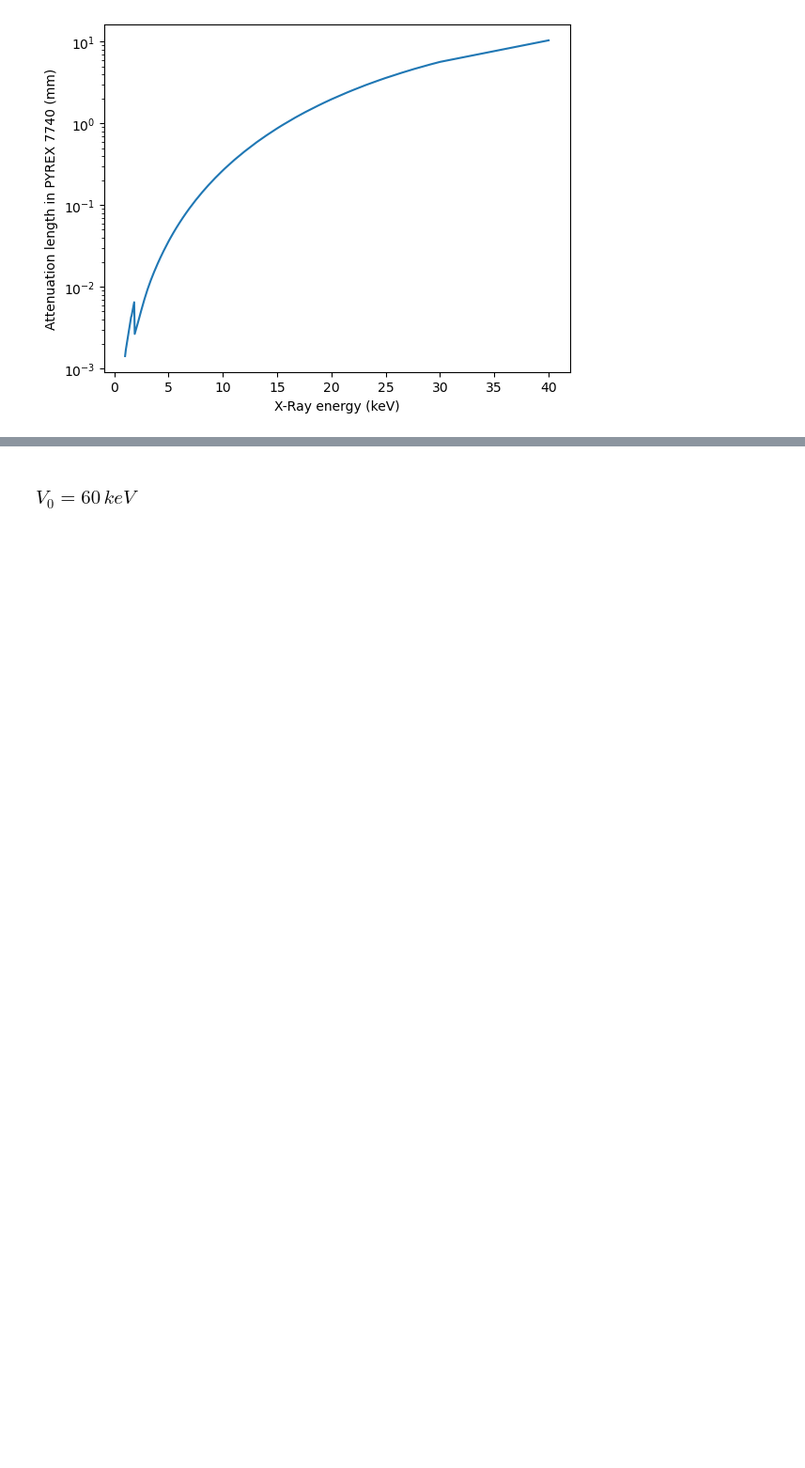
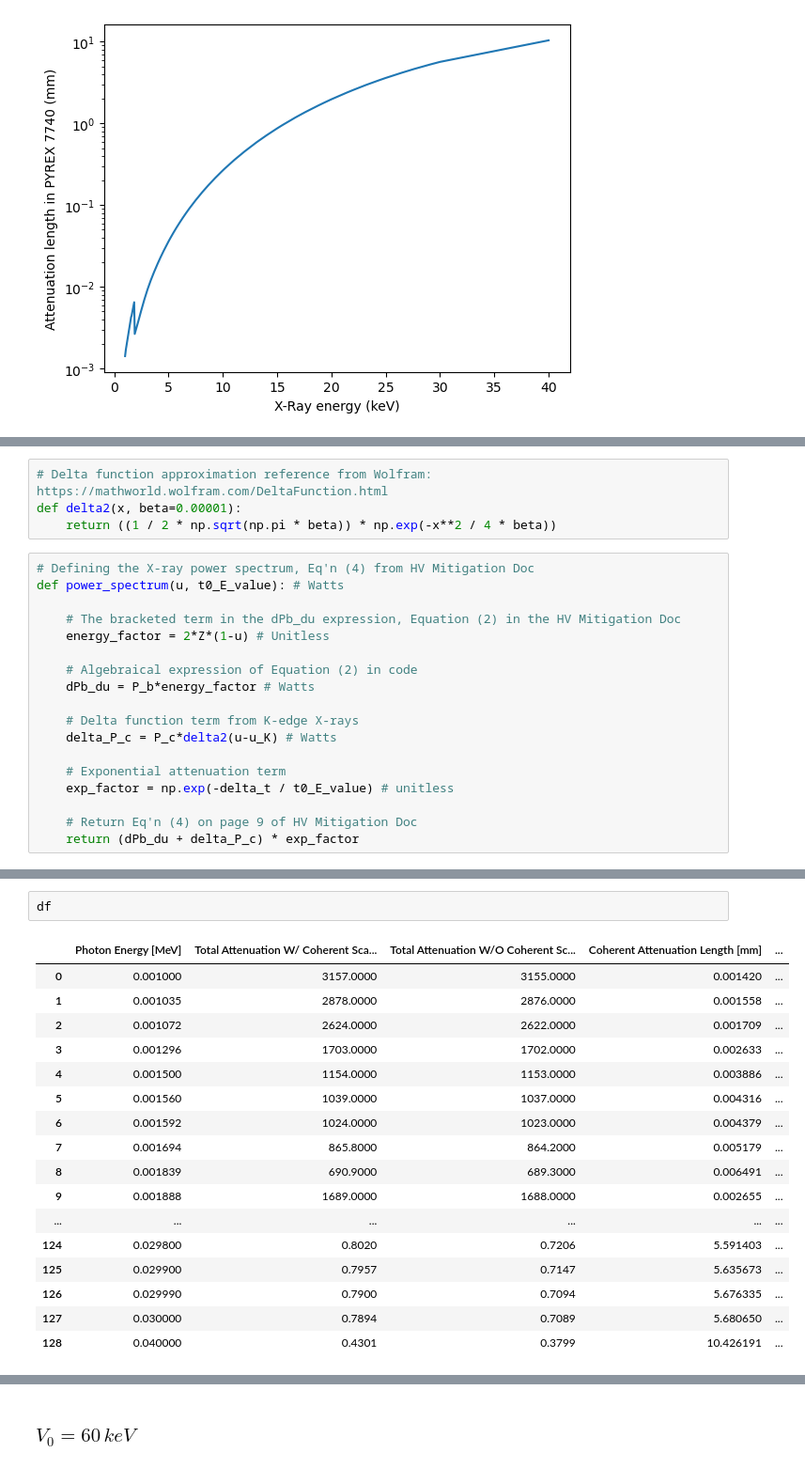
Before and after one commit to SpinlabMSU/RaEDM-Radiological-Hazard-Code, a Jupyter notebook: RaEDM Radiological Calculations V2.ipynb, the cells around one changed output, grey strips where cells are left out. Shown at 94% size. Cells and saved outputs as stored; diff of their text form; blank space fills up the shorter version.

```diff
--- a/RaEDM Radiological Calculations V2.ipynb
+++ b/RaEDM Radiological Calculations V2.ipynb
@@ -187,0 +213,22 @@ Pictured above is the graph that Prof. Singh generated in the HV document. When
+# %%
+# Delta function approximation reference from Wolfram: https://mathworld.wolfram.com/DeltaFunction.html
+def delta2(x, beta=0.00001):
+    return ((1 / 2 * np.sqrt(np.pi * beta)) * np.exp(-x**2 / 4 * beta))
+# %%
+# Defining the X-ray power spectrum, Eq'n (4) from HV Mitigation Doc
+def power_spectrum(u, t0_E_value): # Watts
+
+    # The bracketed term in the dPb_du expression, Equation (2) in the HV Mitigation Doc
+    energy_factor = 2*Z*(1-u) # Unitless
+
+    # Algebraical expression of Equation (2) in code
+    dPb_du = P_b*energy_factor # Watts
+
+    # Delta function term from K-edge X-rays
+    delta_P_c = P_c*delta2(u-u_K) # Watts
+
+    # Exponential attenuation term
+    exp_factor = np.exp(-delta_t / t0_E_value) # unitless
+
+    # Return Eq'n (4) on page 9 of HV Mitigation Doc
+    return (dPb_du + delta_P_c) * exp_factor
@@ -187,0 +255,20 @@ Pictured above is the graph that Prof. Singh generated in the HV document. When
+# %%
+df
+# %% [output]
+|  | Photon Energy [MeV] | Total Attenuation W/ Coherent Sca... | Total Attenuation W/O Coherent Sc... | Coherent Attenuation Length [mm] | ... |
+| 0 | 0.001000 | 3157.0000 | 3155.0000 | 0.001420 | ... |
+| 1 | 0.001035 | 2878.0000 | 2876.0000 | 0.001558 | ... |
+| 2 | 0.001072 | 2624.0000 | 2622.0000 | 0.001709 | ... |
+| 3 | 0.001296 | 1703.0000 | 1702.0000 | 0.002633 | ... |
+| 4 | 0.001500 | 1154.0000 | 1153.0000 | 0.003886 | ... |
+| 5 | 0.001560 | 1039.0000 | 1037.0000 | 0.004316 | ... |
+| 6 | 0.001592 | 1024.0000 | 1023.0000 | 0.004379 | ... |
+| 7 | 0.001694 | 865.8000 | 864.2000 | 0.005179 | ... |
+| 8 | 0.001839 | 690.9000 | 689.3000 | 0.006491 | ... |
+| 9 | 0.001888 | 1689.0000 | 1688.0000 | 0.002655 | ... |
+| ... | ... | ... | ... | ... | ... |
+| 124 | 0.029800 | 0.8020 | 0.7206 | 5.591403 | ... |
+| 125 | 0.029900 | 0.7957 | 0.7147 | 5.635673 | ... |
+| 126 | 0.029990 | 0.7900 | 0.7094 | 5.676335 | ... |
+| 127 | 0.030000 | 0.7894 | 0.7089 | 5.680650 | ... |
+| 128 | 0.040000 | 0.4301 | 0.3799 | 10.426191 | ... |
```
Also changed, not shown: parts of 11 cells of this notebook, 3 other files.
